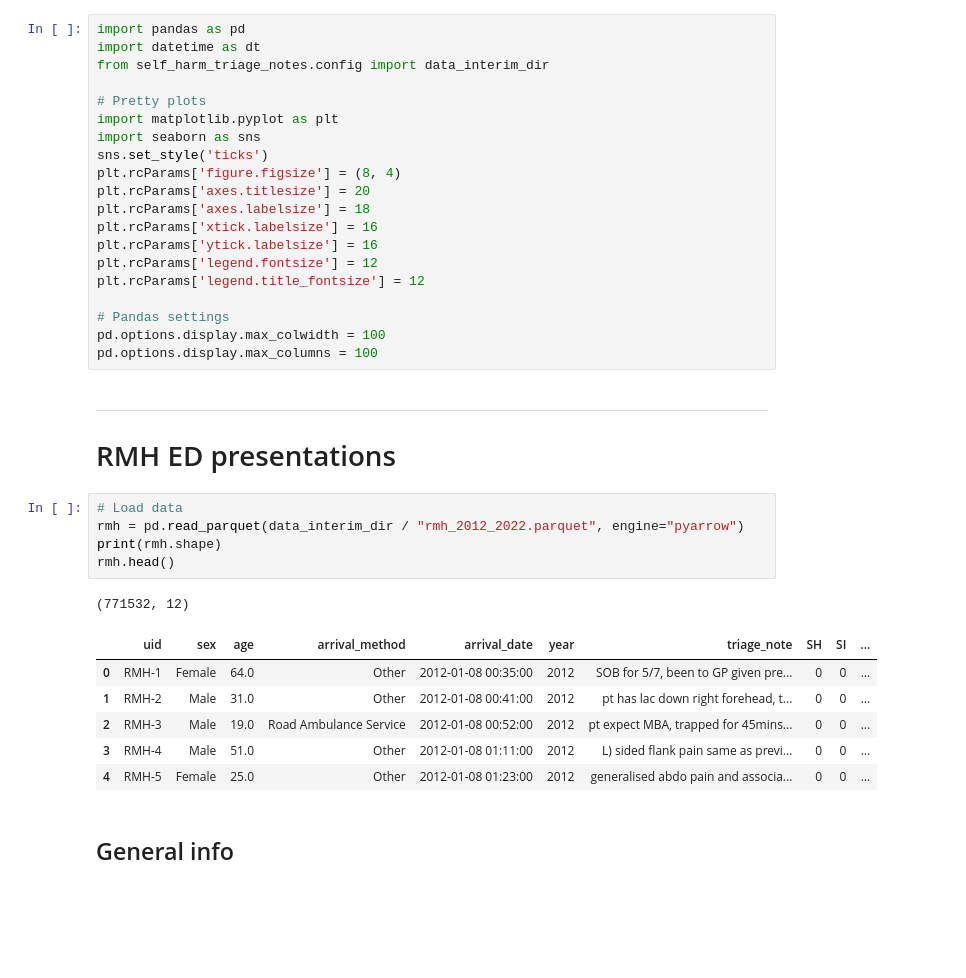
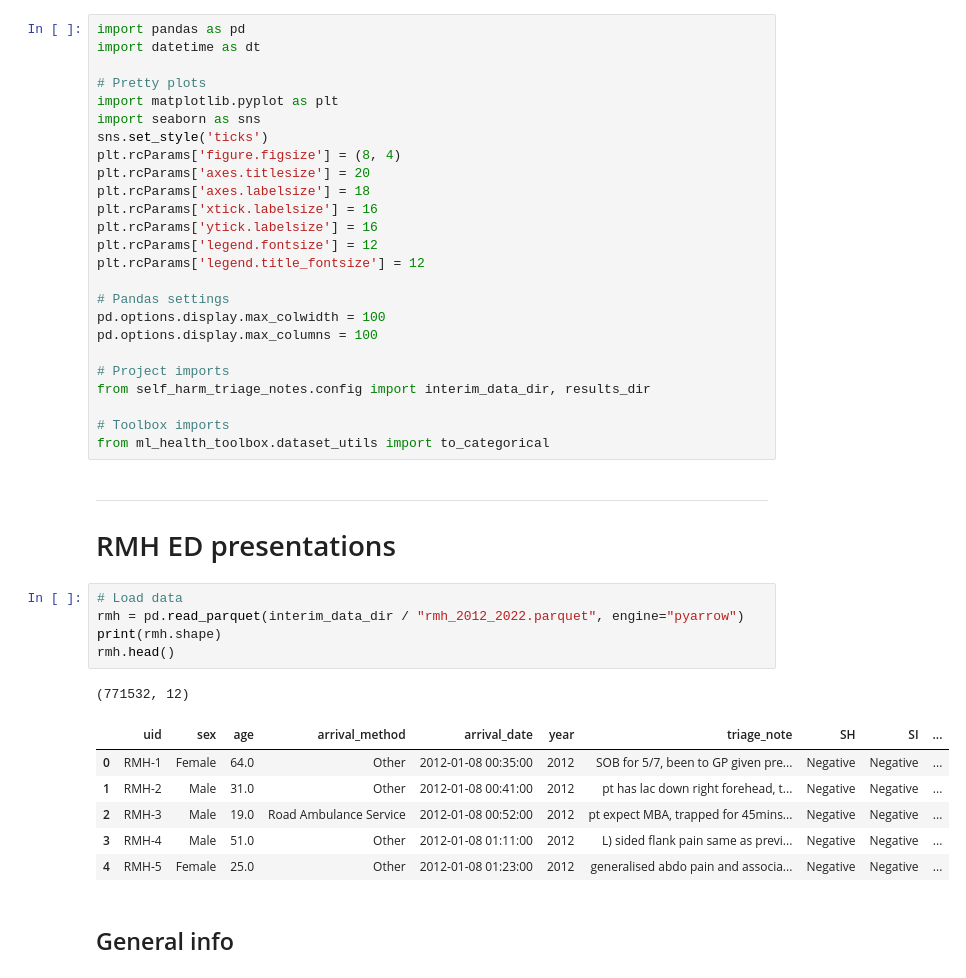
Before and after one commit to vlada-rozova/self-harm-triage-notes, a Jupyter notebook: notebooks/1b-clean-eda-rmh.ipynb, the cells around one changed output. Drawn from its saved outputs; the diff is of its cells as text; blank space fills up the shorter version.

Commit message:
Refactor to work with ml-health-toolbox

```diff
--- a/notebooks/1b-clean-eda-rmh.ipynb
+++ b/notebooks/1b-clean-eda-rmh.ipynb
@@ -1,7 +1,6 @@
 # %%
 import pandas as pd
 import datetime as dt
-from self_harm_triage_notes.config import data_interim_dir
 
 # Pretty plots
 import matplotlib.pyplot as plt
@@ -18,22 +17,28 @@ plt.rcParams['legend.title_fontsize'] = 12
 # Pandas settings
 pd.options.display.max_colwidth = 100
 pd.options.display.max_columns = 100
+
+# Project imports
+from self_harm_triage_notes.config import interim_data_dir, results_dir
+
+# Toolbox imports
+from ml_health_toolbox.dataset_utils import to_categorical
 # %% [markdown]
 ___
 # RMH ED presentations
 # %%
 # Load data
-rmh = pd.read_parquet(data_interim_dir / "rmh_2012_2022.parquet", engine="pyarrow")
+rmh = pd.read_parquet(interim_data_dir / "rmh_2012_2022.parquet", engine="pyarrow")
 print(rmh.shape)
 rmh.head()
 # %% [output]
 (771532, 12)
 |  | uid | sex | age | arrival_method | arrival_date | year | triage_note | SH | SI | ... |
-| 0 | RMH-1 | Female | 64.0 | Other | 2012-01-08 00:35:00 | 2012 | SOB for 5/7, been to GP given pre... | 0 | 0 | ... |
-| 1 | RMH-2 | Male | 31.0 | Other | 2012-01-08 00:41:00 | 2012 | pt has lac down right forehead, t... | 0 | 0 | ... |
-| 2 | RMH-3 | Male | 19.0 | Road Ambulance Service | 2012-01-08 00:52:00 | 2012 | pt expect MBA, trapped for 45mins... | 0 | 0 | ... |
-| 3 | RMH-4 | Male | 51.0 | Other | 2012-01-08 01:11:00 | 2012 | L) sided flank pain same as previ... | 0 | 0 | ... |
-| 4 | RMH-5 | Female | 25.0 | Other | 2012-01-08 01:23:00 | 2012 | generalised abdo pain and associa... | 0 | 0 | ... |
+| 0 | RMH-1 | Female | 64.0 | Other | 2012-01-08 00:35:00 | 2012 | SOB for 5/7, been to GP given pre... | Negative | Negative | ... |
+| 1 | RMH-2 | Male | 31.0 | Other | 2012-01-08 00:41:00 | 2012 | pt has lac down right forehead, t... | Negative | Negative | ... |
+| 2 | RMH-3 | Male | 19.0 | Road Ambulance Service | 2012-01-08 00:52:00 | 2012 | pt expect MBA, trapped for 45mins... | Negative | Negative | ... |
+| 3 | RMH-4 | Male | 51.0 | Other | 2012-01-08 01:11:00 | 2012 | L) sided flank pain same as previ... | Negative | Negative | ... |
+| 4 | RMH-5 | Female | 25.0 | Other | 2012-01-08 01:23:00 | 2012 | generalised abdo pain and associa... | Negative | Negative | ... |
 # %% [markdown]
 ## General info
 # %%
```
Also changed, not shown: parts of 12 cells of this notebook, 1 other file.
